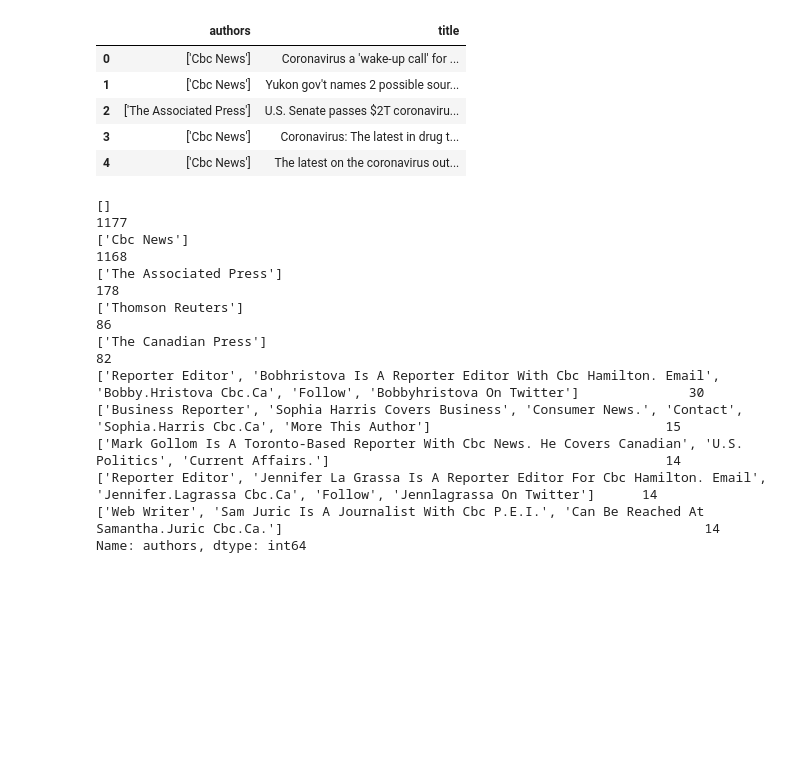
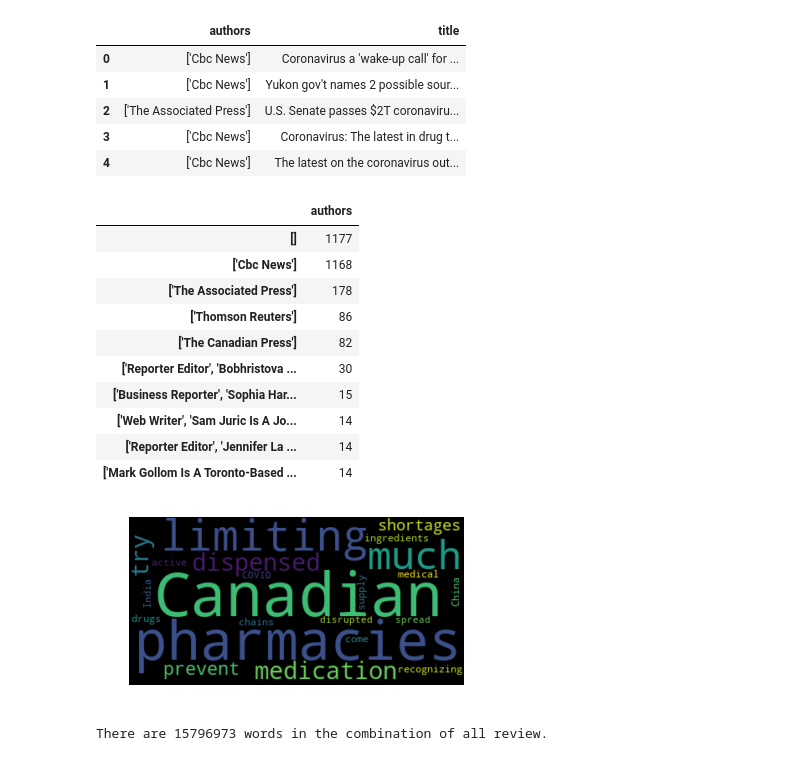
Before and after one commit to irwinmier96/Extra_Side_Projects, a Jupyter notebook: Covid News Tracking/covid_news.ipynb, the cells around one changed output. Cells and saved outputs as stored; diff of their text form; code cells hidden in the pictures; blank space fills up the shorter version.

Commit message:
added a new wordcloud

```diff
--- a/Covid News Tracking/covid_news.ipynb
+++ b/Covid News Tracking/covid_news.ipynb
@@ -48,16 +51,39 @@ most_common_authors.head()
 # %%
 most_common_authors_table = most_common_authors["authors"].value_counts()
 
+most_common_authors_table = pd.DataFrame(most_common_authors_table)
+
 most_common_authors_table.head(10)
 # %% [output]
-[]                                                                                                                                                         1177
-['Cbc News']                                                                                                                                               1168
-['The Associated Press']                                                                                                                                    178
-['Thomson Reuters']                                                                                                                                          86
-['The Canadian Press']                                                                                                                                       82
-['Reporter Editor', 'Bobhristova Is A Reporter Editor With Cbc Hamilton. Email', 'Bobby.Hristova Cbc.Ca', 'Follow', 'Bobbyhristova On Twitter']              30
-['Business Reporter', 'Sophia Harris Covers Business', 'Consumer News.', 'Contact', 'Sophia.Harris Cbc.Ca', 'More This Author']                              15
-['Mark Gollom Is A Toronto-Based Reporter With Cbc News. He Covers Canadian', 'U.S. Politics', 'Current Affairs.']                                           14
-['Reporter Editor', 'Jennifer La Grassa Is A Reporter Editor For Cbc Hamilton. Email', 'Jennifer.Lagrassa Cbc.Ca', 'Follow', 'Jennlagrassa On Twitter']      14
-['Web Writer', 'Sam Juric Is A Journalist With Cbc P.E.I.', 'Can Be Reached At Samantha.Juric Cbc.Ca.']                                                      14
-Name: authors, dtype: int64
+|  | authors |
+| [] | 1177 |
+| ['Cbc News'] | 1168 |
+| ['The Associated Press'] | 178 |
+| ['Thomson Reuters'] | 86 |
+| ['The Canadian Press'] | 82 |
+| ['Reporter Editor', 'Bobhristova ... | 30 |
+| ['Business Reporter', 'Sophia Har... | 15 |
+| ['Web Writer', 'Sam Juric Is A Jo... | 14 |
+| ['Reporter Editor', 'Jennifer La ... | 14 |
+| ['Mark Gollom Is A Toronto-Based ... | 14 |
+# %%
+#wordcloud for one news article
+
+text = canada.description[0]
+
+wordcloud = WordCloud().generate(text)
+
+plt.imshow(wordcloud, interpolation = 'bilinear')
+plt.axis("off")
+plt.show()
+
+
+#another wordcloud for the rest of the articles combined , one for title and one for descriptions
+# %% [output]
+[figure, added]
+# %%
+#Wordcloud for all the text include a stopword
+ca_text = " ".join(word for word in canada.text)
+print ("There are {} words in the combination of all review.".format(len(ca_text)))
+# %% [output]
+There are 15796973 words in the combination of all review.
```
Also changed, not shown: parts of 4 cells of this notebook.
